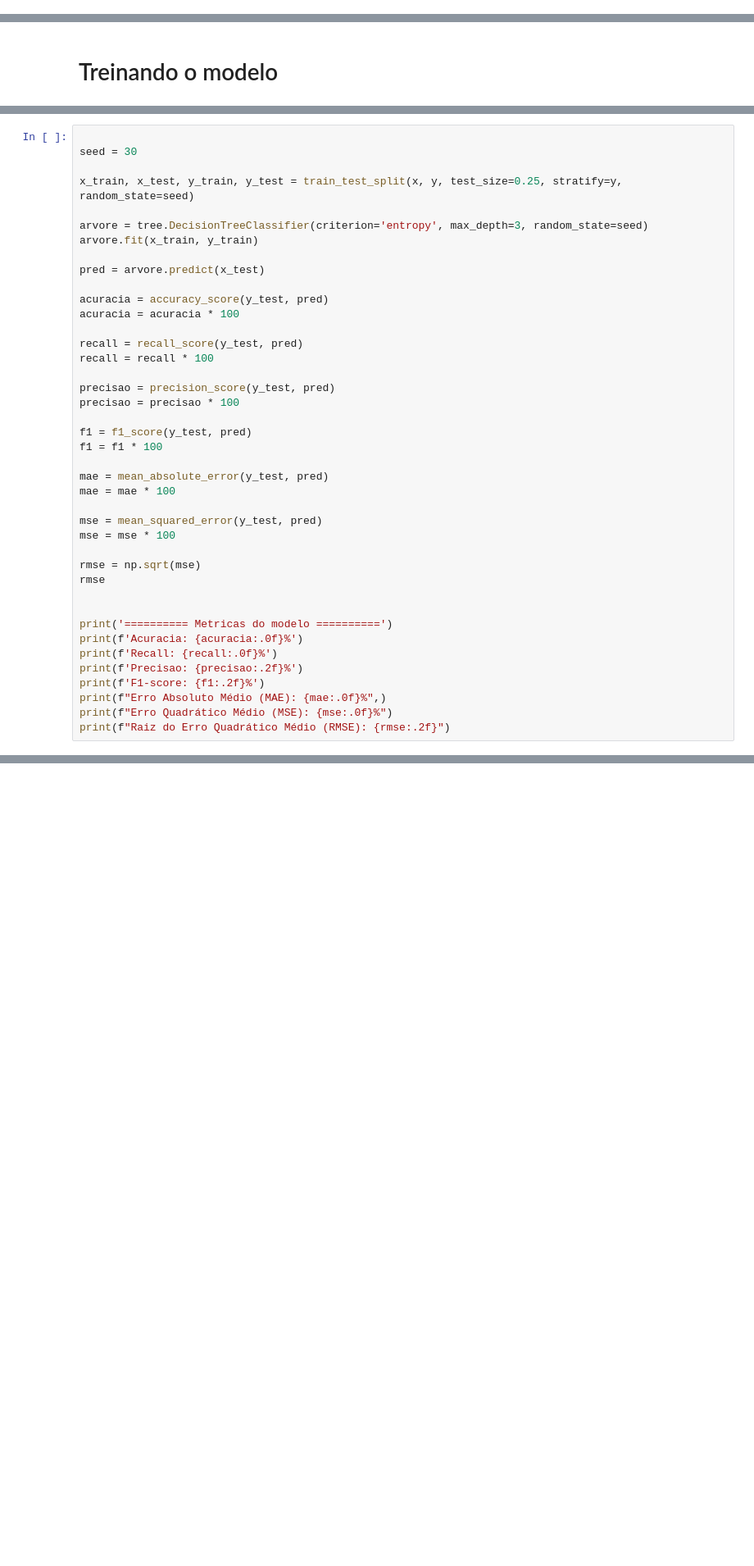
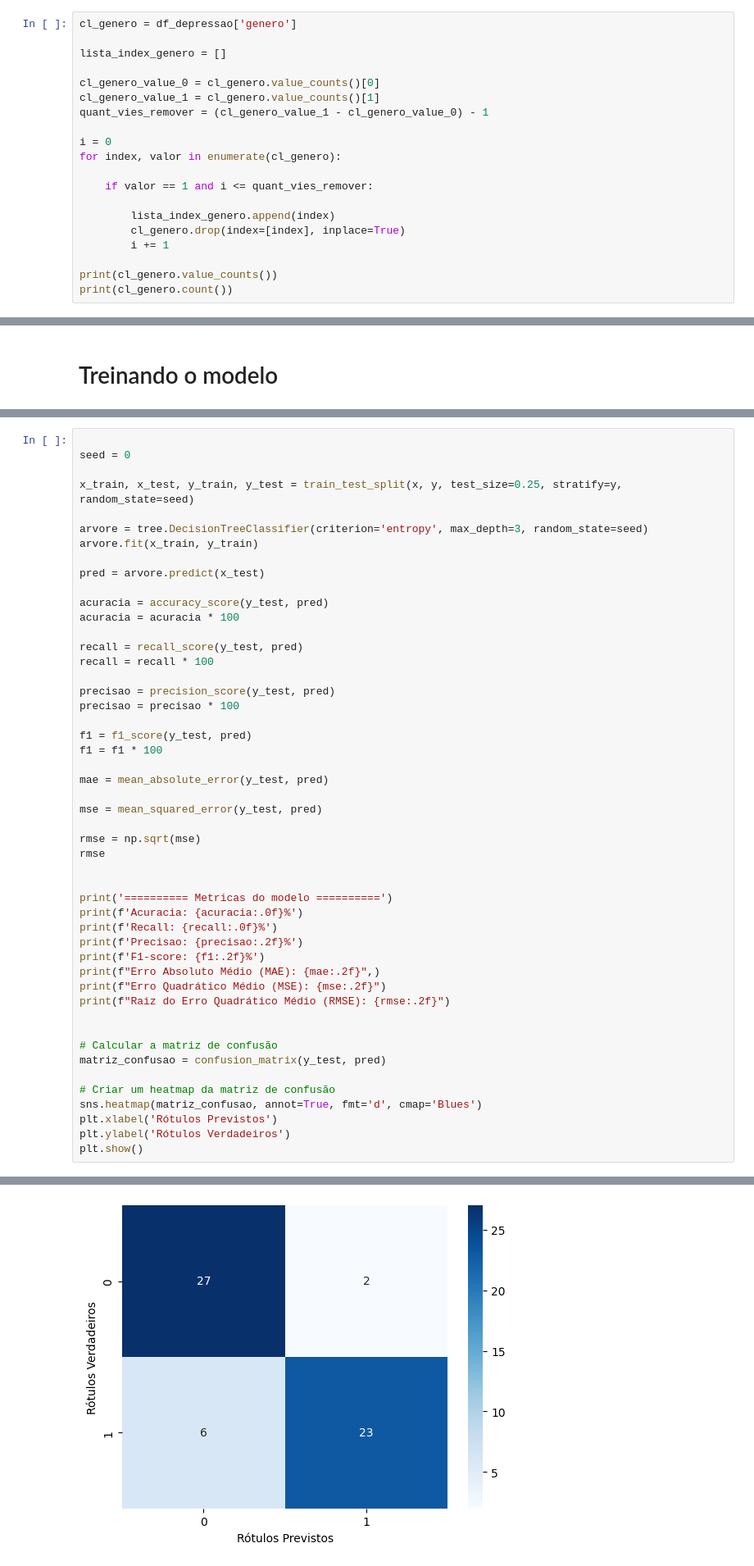
Before and after one commit to Ronildo22/ML_ClassificacaoDepressao, a Jupyter notebook: A3Modelo_arvore.ipynb, the cells around one changed output, grey strips where cells are left out. Shown: that part at 82% size. Drawn from its saved outputs; the diff is of its cells as text; blank space fills up the shorter version.

```diff
--- a/A3Modelo_arvore.ipynb
+++ b/A3Modelo_arvore.ipynb
@@ -208,0 +177,20 @@ Text(0, 0.5, 'Contagem')
+# %%
+cl_genero = df_depressao['genero']
+
+lista_index_genero = []
+
+cl_genero_value_0 = cl_genero.value_counts()[0]
+cl_genero_value_1 = cl_genero.value_counts()[1]
+quant_vies_remover = (cl_genero_value_1 - cl_genero_value_0) - 1
+
+i = 0
+for index, valor in enumerate(cl_genero):
+
+    if valor == 1 and i <= quant_vies_remover:
+
+        lista_index_genero.append(index)
+        cl_genero.drop(index=[index], inplace=True)
+        i += 1
+
+print(cl_genero.value_counts())
+print(cl_genero.count())
@@ -237,6 +577,6 @@ x = scaler.fit_transform(df_depressao)
 # %%
 
-seed = 30
+seed = 0
 
 x_train, x_test, y_train, y_test = train_test_split(x, y, test_size=0.25, stratify=y, random_state=seed)
 
@@ -258,10 +598,8 @@ f1 = f1_score(y_test, pred)
 f1 = f1 * 100
 
 mae = mean_absolute_error(y_test, pred)
-mae = mae * 100
 
 mse = mean_squared_error(y_test, pred)
-mse = mse * 100
 
 rmse = np.sqrt(mse)
 rmse
@@ -272,7 +610,17 @@ print(f'Acuracia: {acuracia:.0f}%')
 print(f'Recall: {recall:.0f}%')
 print(f'Precisao: {precisao:.2f}%')
 print(f'F1-score: {f1:.2f}%')
-print(f"Erro Absoluto Médio (MAE): {mae:.0f}%",)
-print(f"Erro Quadrático Médio (MSE): {mse:.0f}%")
+print(f"Erro Absoluto Médio (MAE): {mae:.2f}",)
+print(f"Erro Quadrático Médio (MSE): {mse:.2f}")
 print(f"Raiz do Erro Quadrático Médio (RMSE): {rmse:.2f}")
+
+
+# Calcular a matriz de confusão
+matriz_confusao = confusion_matrix(y_test, pred)
+
+# Criar um heatmap da matriz de confusão
+sns.heatmap(matriz_confusao, annot=True, fmt='d', cmap='Blues')
+plt.xlabel('Rótulos Previstos')
+plt.ylabel('Rótulos Verdadeiros')
+plt.show()
 # %% [output]
@@ -292 +635,2 @@ array([[ 0.30081097,  0.17340535,  0.5888165 , ..., -0.49000565,
+[figure, added]
 # %% [markdown]
```
Also changed, not shown: parts of 39 cells of this notebook, 1 other file.
